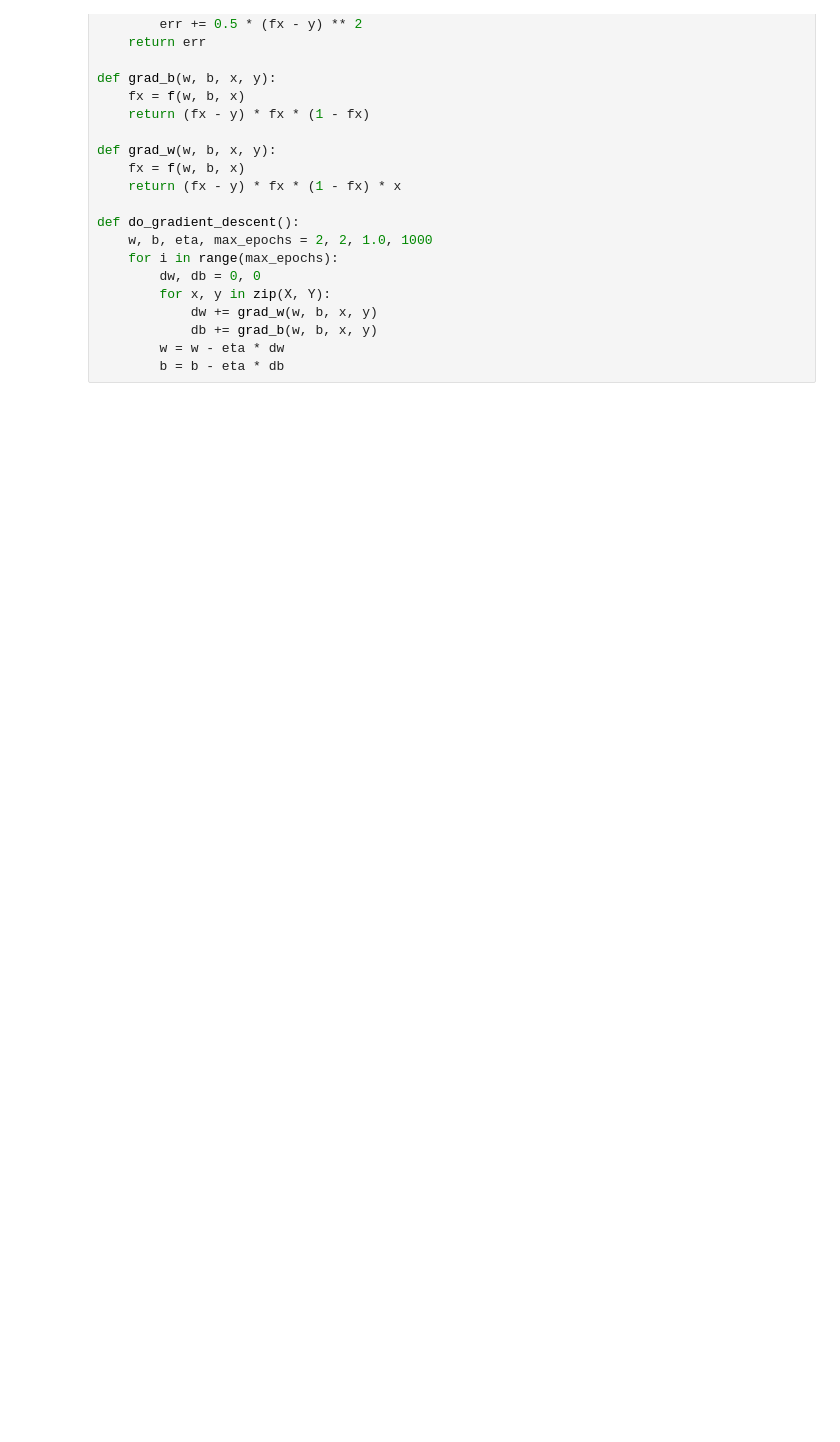
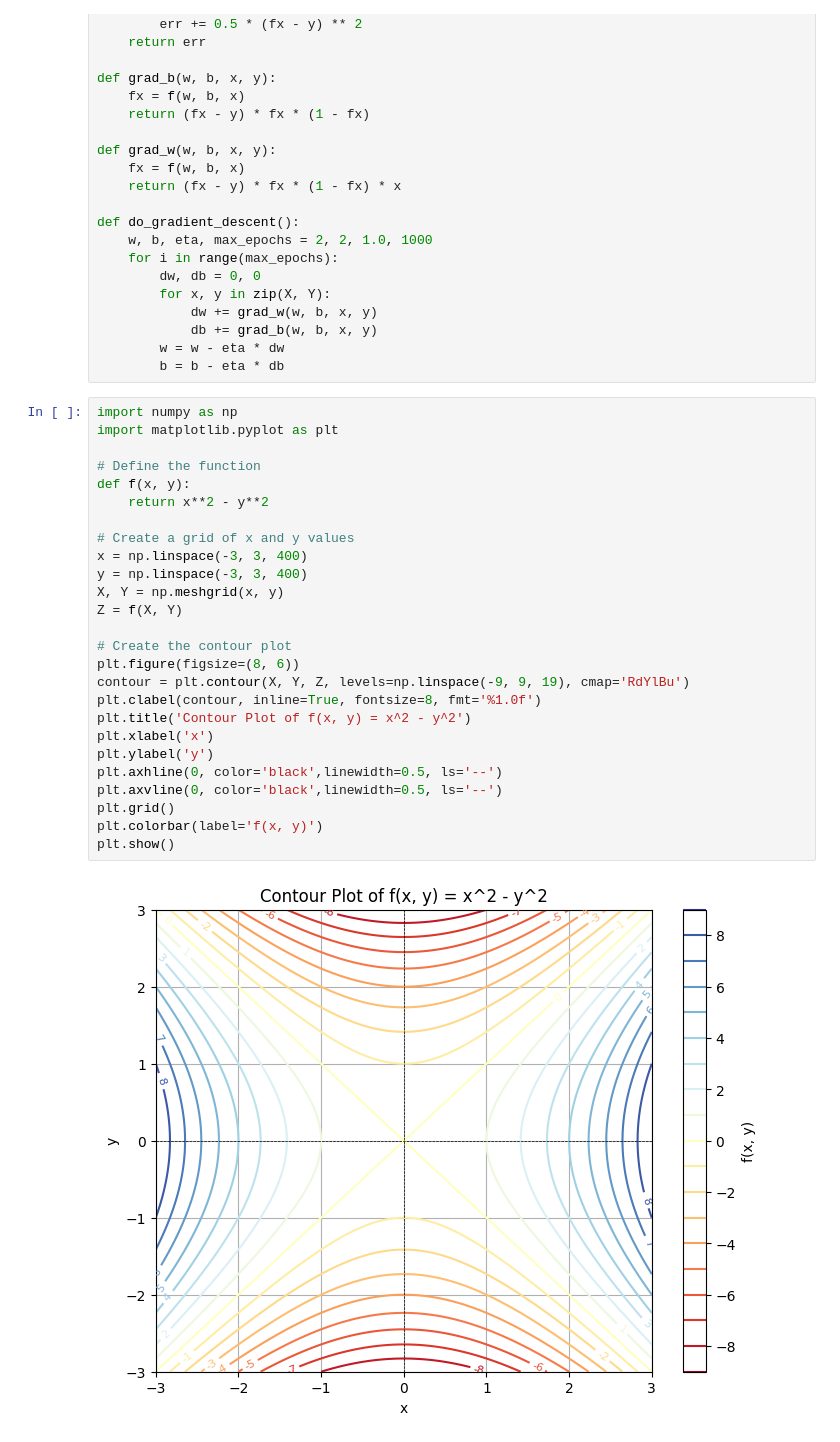
Before and after one commit to Akshayredekar07/Deep-Learning-Challengers-Series, a Jupyter notebook: 03. NPTEL/Week04/contuors.ipynb, the cells around one changed output. Cells and saved outputs as stored; diff of their text form; blank space fills up the shorter version.

```diff
--- a/03. NPTEL/Week04/contuors.ipynb
+++ b/03. NPTEL/Week04/contuors.ipynb
@@ -599,3 +599,31 @@ def do_gradient_descent():
             db += grad_b(w, b, x, y)
         w = w - eta * dw
         b = b - eta * db
+# %%
+import numpy as np
+import matplotlib.pyplot as plt
+
+# Define the function
+def f(x, y):
+    return x**2 - y**2
+
+# Create a grid of x and y values
+x = np.linspace(-3, 3, 400)
+y = np.linspace(-3, 3, 400)
+X, Y = np.meshgrid(x, y)
+Z = f(X, Y)
+
+# Create the contour plot
+plt.figure(figsize=(8, 6))
+contour = plt.contour(X, Y, Z, levels=np.linspace(-9, 9, 19), cmap='RdYlBu')
+plt.clabel(contour, inline=True, fontsize=8, fmt='%1.0f')
+plt.title('Contour Plot of f(x, y) = x^2 - y^2')
+plt.xlabel('x')
+plt.ylabel('y')
+plt.axhline(0, color='black',linewidth=0.5, ls='--')
+plt.axvline(0, color='black',linewidth=0.5, ls='--')
+plt.grid()
+plt.colorbar(label='f(x, y)')
+plt.show()
+# %% [output]
+[figure, added]
```
Also changed, not shown: 47 other files.
